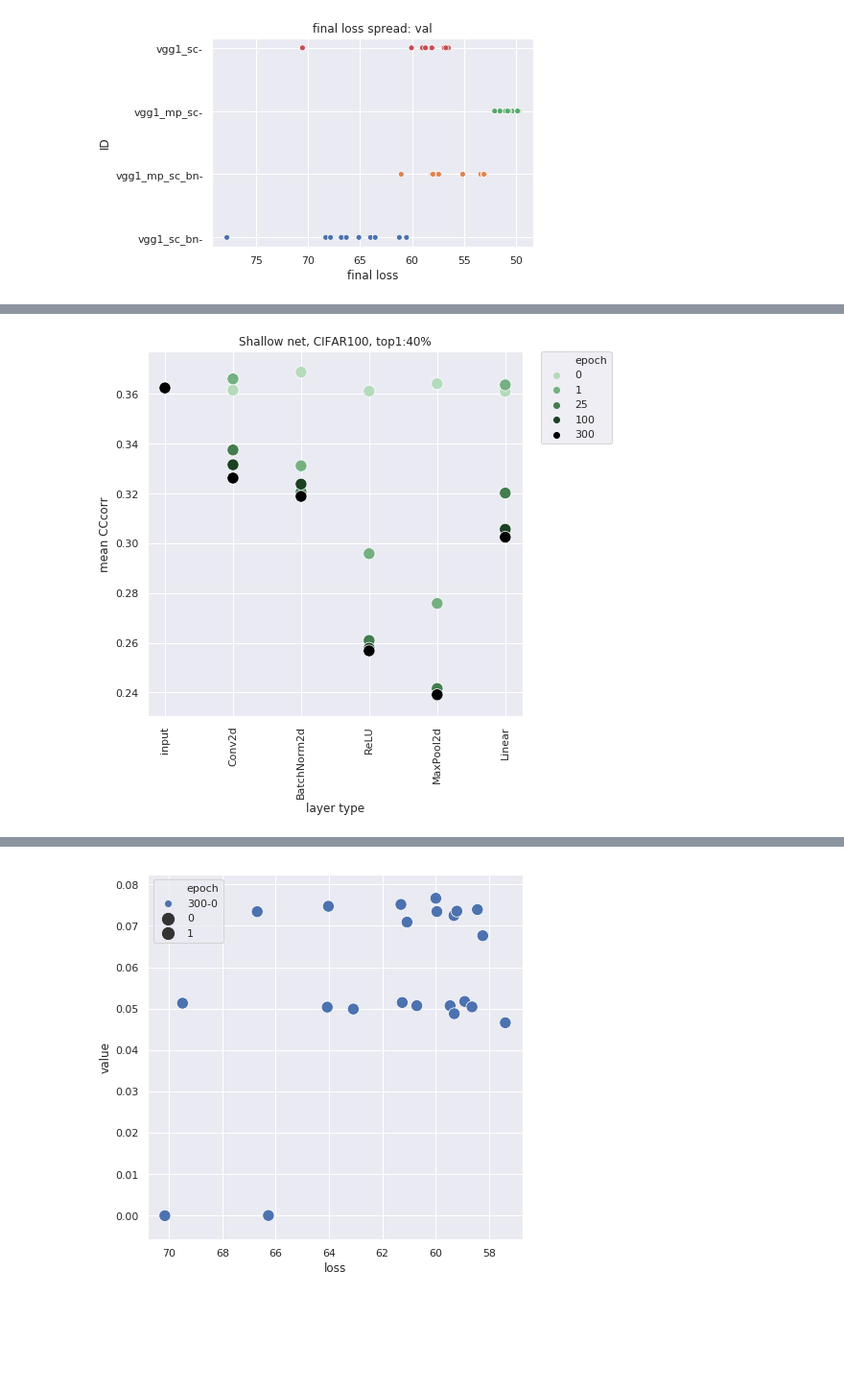
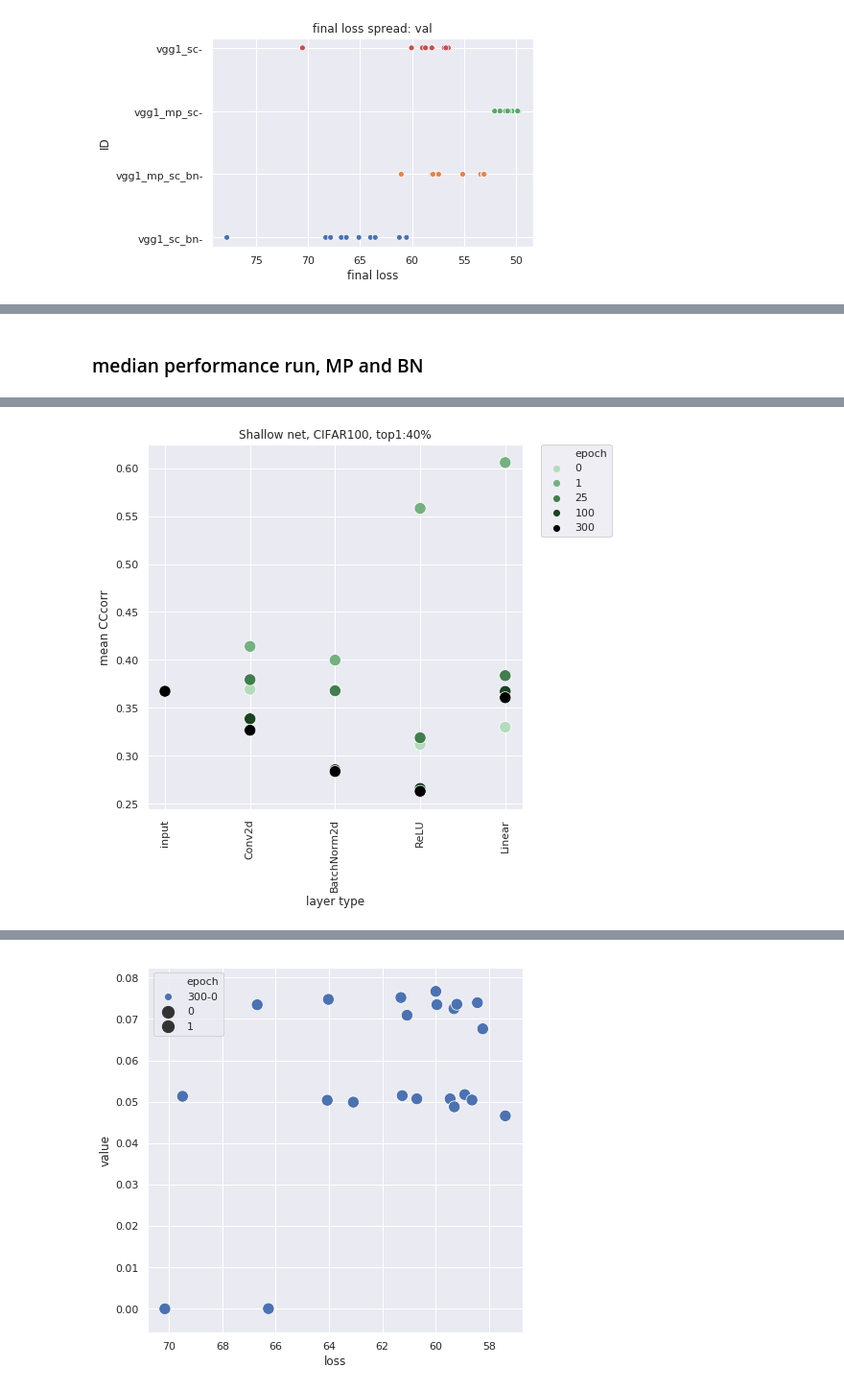
Before and after one commit to dapello/vgg-feature-gen, a Jupyter notebook: shallow_net_analysis.ipynb, the cells around one changed output, grey strips where cells are left out. Shown at 96% size. Saved outputs shown, nothing was run; the diff lists cells and outputs as text; code cells hidden in the pictures; blank space fills up the shorter version.

```diff
--- a/shallow_net_analysis.ipynb
+++ b/shallow_net_analysis.ipynb
@@ -378,11 +326,11 @@ def expand_input(mani_dirs):
 # %%
-measures = ['R_G_vec', 'D_G_vec', 'D_M_vec','R_M_vec', 'a_Mfull_vec', 'a_M_vec', 'CCcorr']
+measures = ['pr', 'a_G_vec', 'R_G_vec', 'D_G_vec', 'D_M_vec','R_M_vec', 'a_Mfull_vec', 'a_M_vec', 'CCcorr']
 mani_dirs = [
-    '../dump/manifold_seed_1-drop_0-vgg1_sc-formatted_features-sort_betasoftmax/'
+    '../dump/manifold-seed_4-drop_0-vgg1_sc-formatted_features-sort_betasoftmax/'
 ]
 
 tags = [
-    "seed_14 ep:"
+    "seed_0 ep:"
 ]
 
 # df = multi_frame_constructor(mani_dirs, tags, measures, exclude=['input'])
@@ -397,8 +345,8 @@ opts = {
     'fix_legend':True
 }
 
-# df_filtered = df[(df['image set']=='train')&(df['epoch']==300)]
-df_filtered = df[(df['image set']=='train')]
+# df_filtered = df[(df['imageset']=='train')&(df['epoch']==300)]
+df_filtered = df[(df['imageset']=='train')]
 
 # r*d**(1/2)
 
@@ -415,8 +406,9 @@ for measure in measures:
 # %%
-measures = ['pr', 'a_G_vec', 'R_G_vec', 'D_G_vec', 'D_M_vec','R_M_vec', 'a_Mfull_vec', 'a_M_vec', 'CCcorr']
+measures = ['pr', 'a_G_vec', 'R_G_vec', 'D_G_vec', 'D_M_vec','R_M_vec', 'a_M_vec', 'CCcorr']
 mani_dirs = [
-    '../dump/manifold-seed_0-drop_0-vgg1_sc-formatted_features-sort_betasoftmax/'
+    '../dump/manifold-seed_9-drop_0-vgg1_mp_sc-formatted_features-sort_betasoftmax/'
 ]
+expand_input(mani_dirs)
 
 tags = [
     "seed_0 ep:"
@@ -434,8 +426,8 @@ opts = {
     'fix_legend':True
 }
 
-# df_filtered = df[(df['image set']=='train')&(df['epoch']==300)]
-df_filtered = df[(df['image set']=='train')]
+# df_filtered = df[(df['imageset']=='train')&(df['epoch']==300)]
+df_filtered = df[(df['imageset']=='train')]
 
 # r*d**(1/2)
 
@@ -454,7 +445,9 @@ for measure in measures:
+# %% [markdown]
+### median performance run, MP and BN
 # %%
 measures = ['pr', 'a_G_vec', 'R_G_vec', 'D_G_vec', 'D_M_vec','R_M_vec', 'a_M_vec', 'CCcorr']
 mani_dirs = [
-    '../dump/manifold-seed_0-drop_0-vgg1_mp_sc_bn-formatted_features-sort_betasoftmax/'
+    '../dump/manifold-seed_6-drop_0-vgg1_sc_bn-formatted_features-sort_betasoftmax/'
 ]
 # expand_input(mani_dirs)
 
@@ -474,8 +467,8 @@ opts = {
     'fix_legend':True
 }
 
-# df_filtered = df[(df['image set']=='train')&(df['epoch']==300)]
-df_filtered = df[(df['image set']=='train')]
+# df_filtered = df[(df['imageset']=='train')&(df['epoch']==300)]
+df_filtered = df[(df['imageset']=='train')]
 
 # r*d**(1/2)
 
@@ -492 +485 @@ for measure in measures:
-[figure, old version]
+[figure, new version]
```
Also changed, not shown: parts of 50 cells of this notebook.
